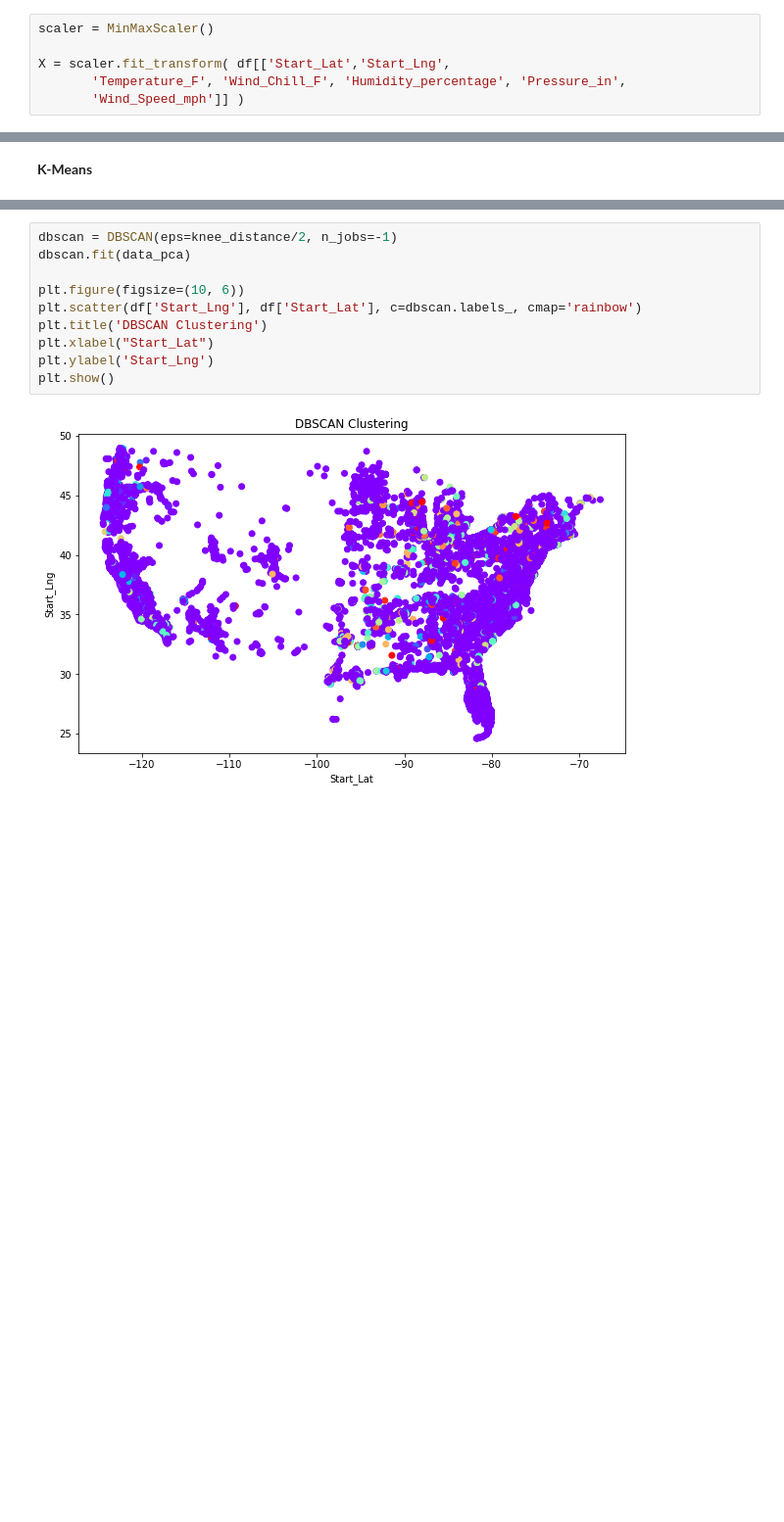
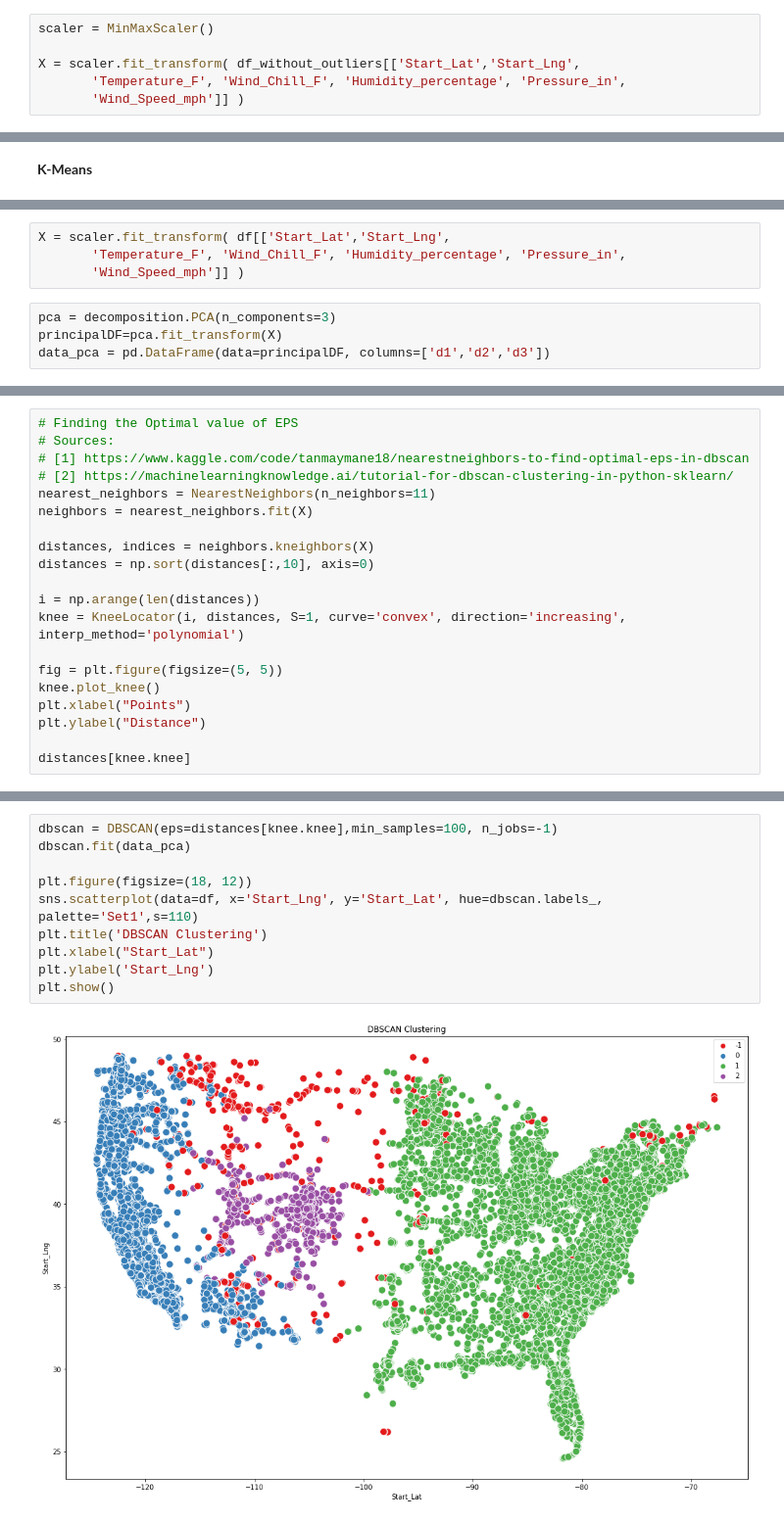
Before and after one commit to NikosKokosis/US-Accidents, a Jupyter notebook: Code/US-Accidents_Clustering.ipynb, the cells around one changed output, grey strips where cells are left out. Shown at 98% size. Cells and saved outputs as stored; diff of their text form; blank space fills up the shorter version.

```diff
--- a/Code/US-Accidents_Clustering.ipynb
+++ b/Code/US-Accidents_Clustering.ipynb
@@ -264,7 +265,7 @@ plt.title("Correlation US accidents - return rate");
 # %%
 scaler = MinMaxScaler()
 
-X = scaler.fit_transform( df[['Start_Lat','Start_Lng',
+X = scaler.fit_transform( df_without_outliers[['Start_Lat','Start_Lng',
        'Temperature_F', 'Wind_Chill_F', 'Humidity_percentage', 'Pressure_in',
        'Wind_Speed_mph']] )
 # %%
@@ -355,0 +390,8 @@ knee_distance*2
+# %%
+X = scaler.fit_transform( df[['Start_Lat','Start_Lng',
+       'Temperature_F', 'Wind_Chill_F', 'Humidity_percentage', 'Pressure_in',
+       'Wind_Speed_mph']] )
+# %%
+pca = decomposition.PCA(n_components=3)
+principalDF=pca.fit_transform(X)
+data_pca = pd.DataFrame(data=principalDF, columns=['d1','d2','d3'])
@@ -355,0 +406,20 @@ knee_distance*2
+# %%
+# Finding the Optimal value of EPS
+# Sources:
+# [1] https://www.kaggle.com/code/tanmaymane18/nearestneighbors-to-find-optimal-eps-in-dbscan
+# [2] https://machinelearningknowledge.ai/tutorial-for-dbscan-clustering-in-python-sklearn/
+nearest_neighbors = NearestNeighbors(n_neighbors=11)
+neighbors = nearest_neighbors.fit(X)
+
+distances, indices = neighbors.kneighbors(X)
+distances = np.sort(distances[:,10], axis=0)
+
+i = np.arange(len(distances))
+knee = KneeLocator(i, distances, S=1, curve='convex', direction='increasing', interp_method='polynomial')
+
+fig = plt.figure(figsize=(5, 5))
+knee.plot_knee()
+plt.xlabel("Points")
+plt.ylabel("Distance")
+
+distances[knee.knee]
@@ -356,12 +430,12 @@ knee_distance*2
 # %%
-dbscan = DBSCAN(eps=knee_distance/2, n_jobs=-1)
+dbscan = DBSCAN(eps=distances[knee.knee],min_samples=100, n_jobs=-1)
 dbscan.fit(data_pca)
 
-plt.figure(figsize=(10, 6))
-plt.scatter(df['Start_Lng'], df['Start_Lat'], c=dbscan.labels_, cmap='rainbow')
+plt.figure(figsize=(18, 12))
+sns.scatterplot(data=df, x='Start_Lng', y='Start_Lat', hue=dbscan.labels_, palette='Set1',s=110)
 plt.title('DBSCAN Clustering')
 plt.xlabel("Start_Lat")
 plt.ylabel('Start_Lng')
 plt.show()
 # %% [output]
-[figure, old version]
+[figure, new version]
```
Also changed, not shown: parts of 22 cells of this notebook.
